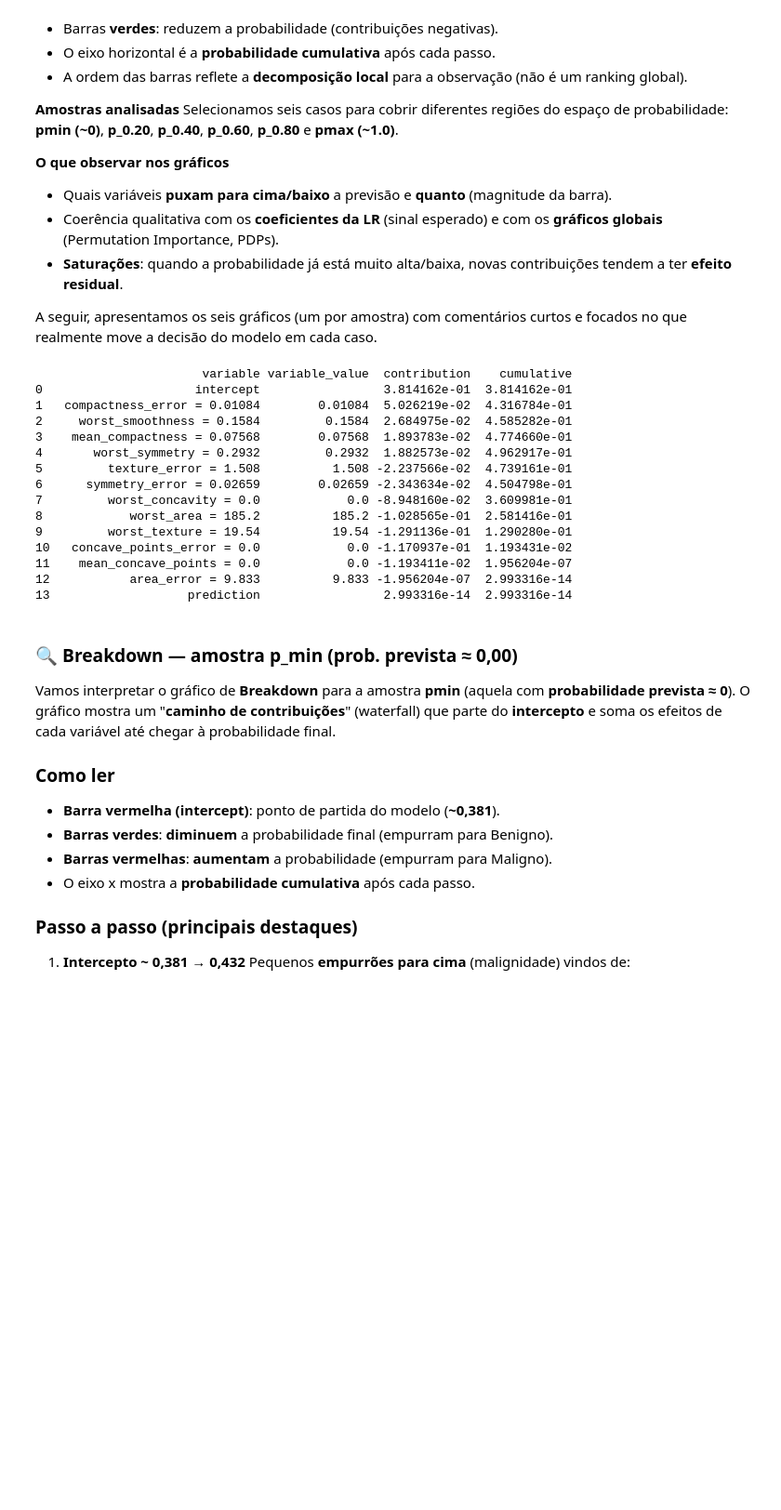
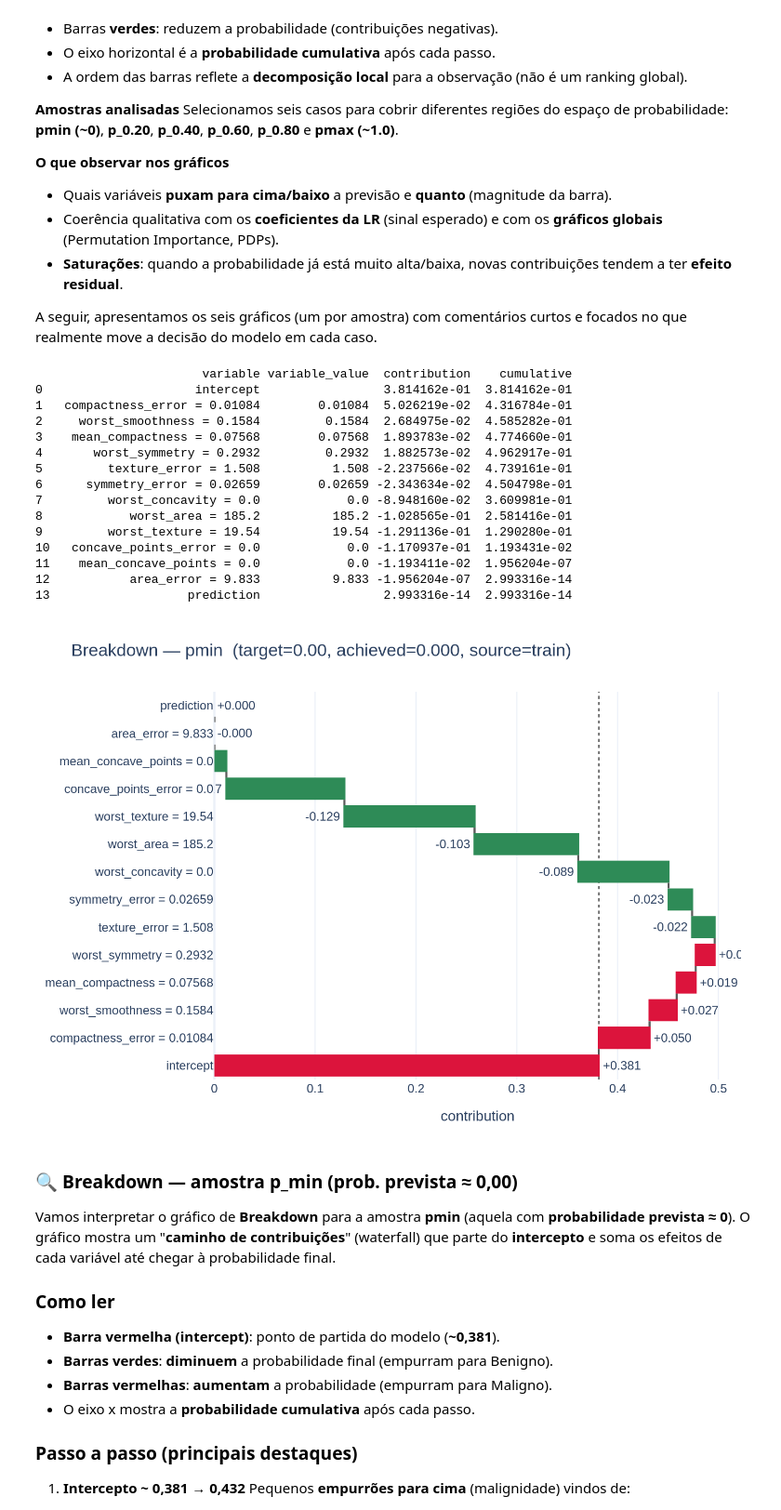
Before and after one commit to djflucena/tech-challenge-3, a Jupyter notebook: notebooks/02_explicabilidade_dalex.ipynb, the cells around one changed output. Shown at 93% size. Saved outputs shown, nothing was run; the diff lists cells and outputs as text; code cells hidden in the pictures; blank space fills up the shorter version.

Commit message:
Substituição de gráficos interativos por imagens estáticas

```diff
--- a/notebooks/02_explicabilidade_dalex.ipynb
+++ b/notebooks/02_explicabilidade_dalex.ipynb
@@ -730,36 +762,50 @@ Selecionamos seis casos para cobrir diferentes regiões do espaço de probabilid
 * **Saturações**: quando a probabilidade já está muito alta/baixa, novas contribuições tendem a ter **efeito residual**.
 
 A seguir, apresentamos os seis gráficos (um por amostra) com comentários curtos e focados no que realmente move a decisão do modelo em cada caso.
-# %%
-# Break Down: prob ≈ 0.00 (pmin)
-label = "pmin"
-obs   = obs_for_breakdown[label]
-bd    = explainer.predict_parts(new_observation=obs, type="break_down", keep_distributions=True)
-
-meta  = selected_df[selected_df["selection_label"] == label].iloc[0]
-title = (f"Breakdown — {label}  (target={meta['target_p']:.2f}, "
-         f"achieved={meta['achieved_p']:.3f}, source={meta['source']})")
-
-print(bd.result[["variable","variable_value","contribution","cumulative"]])
-
-fig = plot_breakdown_from_bd(bd, title=title)
-fig.show()
-# %% [output]
-                       variable variable_value  contribution    cumulative
-0                     intercept                 3.814162e-01  3.814162e-01
-1   compactness_error = 0.01084        0.01084  5.026219e-02  4.316784e-01
-2     worst_smoothness = 0.1584         0.1584  2.684975e-02  4.585282e-01
-3    mean_compactness = 0.07568        0.07568  1.893783e-02  4.774660e-01
-4       worst_symmetry = 0.2932         0.2932  1.882573e-02  4.962917e-01
-5         texture_error = 1.508          1.508 -2.237566e-02  4.739161e-01
-6      symmetry_error = 0.02659        0.02659 -2.343634e-02  4.504798e-01
-7         worst_concavity = 0.0            0.0 -8.948160e-02  3.609981e-01
-8            worst_area = 185.2          185.2 -1.028565e-01  2.581416e-01
-9         worst_texture = 19.54          19.54 -1.291136e-01  1.290280e-01
-10   concave_points_error = 0.0            0.0 -1.170937e-01  1.193431e-02
-11    mean_concave_points = 0.0            0.0 -1.193411e-02  1.956204e-07
-12           area_error = 9.833          9.833 -1.956204e-07  2.993316e-14
-13                   prediction                 2.993316e-14  2.993316e-14
+# %%
+# Break Down: prob ≈ 0.00 (pmin)
+label = "pmin"
+obs   = obs_for_breakdown[label]
+bd    = explainer.predict_parts(new_observation=obs, type="break_down", keep_distributions=True)
+
+meta  = selected_df[selected_df["selection_label"] == label].iloc[0]
+title = (f"Breakdown — {label}  (target={meta['target_p']:.2f}, "
+         f"achieved={meta['achieved_p']:.3f}, source={meta['source']})")
+
+print(bd.result[["variable","variable_value","contribution","cumulative"]])
+
+# Gera figura (sem exibir interativo)
+fig = plot_breakdown_from_bd(bd, title=title)
+
+# Caminho e pasta de saída
+fig_dir = Path("figures")
+fig_dir.mkdir(parents=True, exist_ok=True)
+png_path = fig_dir / f"breakdown_{label}.png"
+
+# Salva PNG estático e exibe no notebook
+try:
+    pio.write_image(fig, str(png_path), scale=2)  # precisa do pacote 'kaleido'
+    display(Image(filename=str(png_path)))
+except Exception as e_img:
+    print(f"Aviso: não foi possível salvar/mostrar PNG (kaleido): {type(e_img).__name__}: {e_img}")
+    print("Instale com: pip install -U kaleido")
+# %% [output]
+                       variable variable_value  contribution    cumulative
+0                     intercept                 3.814162e-01  3.814162e-01
+1   compactness_error = 0.01084        0.01084  5.026219e-02  4.316784e-01
+2     worst_smoothness = 0.1584         0.1584  2.684975e-02  4.585282e-01
+3    mean_compactness = 0.07568        0.07568  1.893783e-02  4.774660e-01
+4       worst_symmetry = 0.2932         0.2932  1.882573e-02  4.962917e-01
+5         texture_error = 1.508          1.508 -2.237566e-02  4.739161e-01
+6      symmetry_error = 0.02659        0.02659 -2.343634e-02  4.504798e-01
+7         worst_concavity = 0.0            0.0 -8.948160e-02  3.609981e-01
+8            worst_area = 185.2          185.2 -1.028565e-01  2.581416e-01
+9         worst_texture = 19.54          19.54 -1.291136e-01  1.290280e-01
+10   concave_points_error = 0.0            0.0 -1.170937e-01  1.193431e-02
+11    mean_concave_points = 0.0            0.0 -1.193411e-02  1.956204e-07
+12           area_error = 9.833          9.833 -1.956204e-07  2.993316e-14
+13                   prediction                 2.993316e-14  2.993316e-14
+[figure, added]
 # %% [markdown]
 ### 🔍 Breakdown — amostra **p_min** (prob. prevista ≈ **0,00**)
 
```
Also changed, not shown: parts of 8 cells of this notebook.
